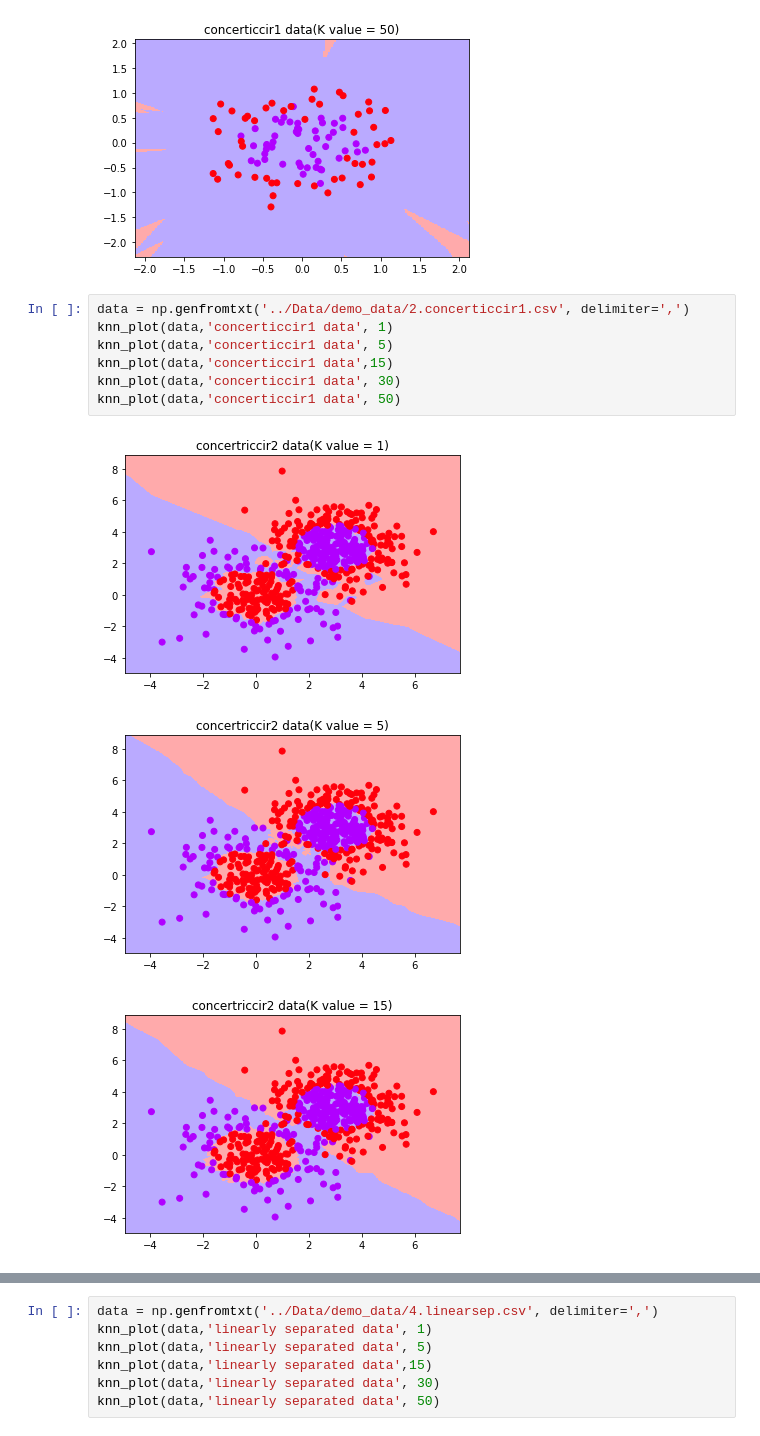
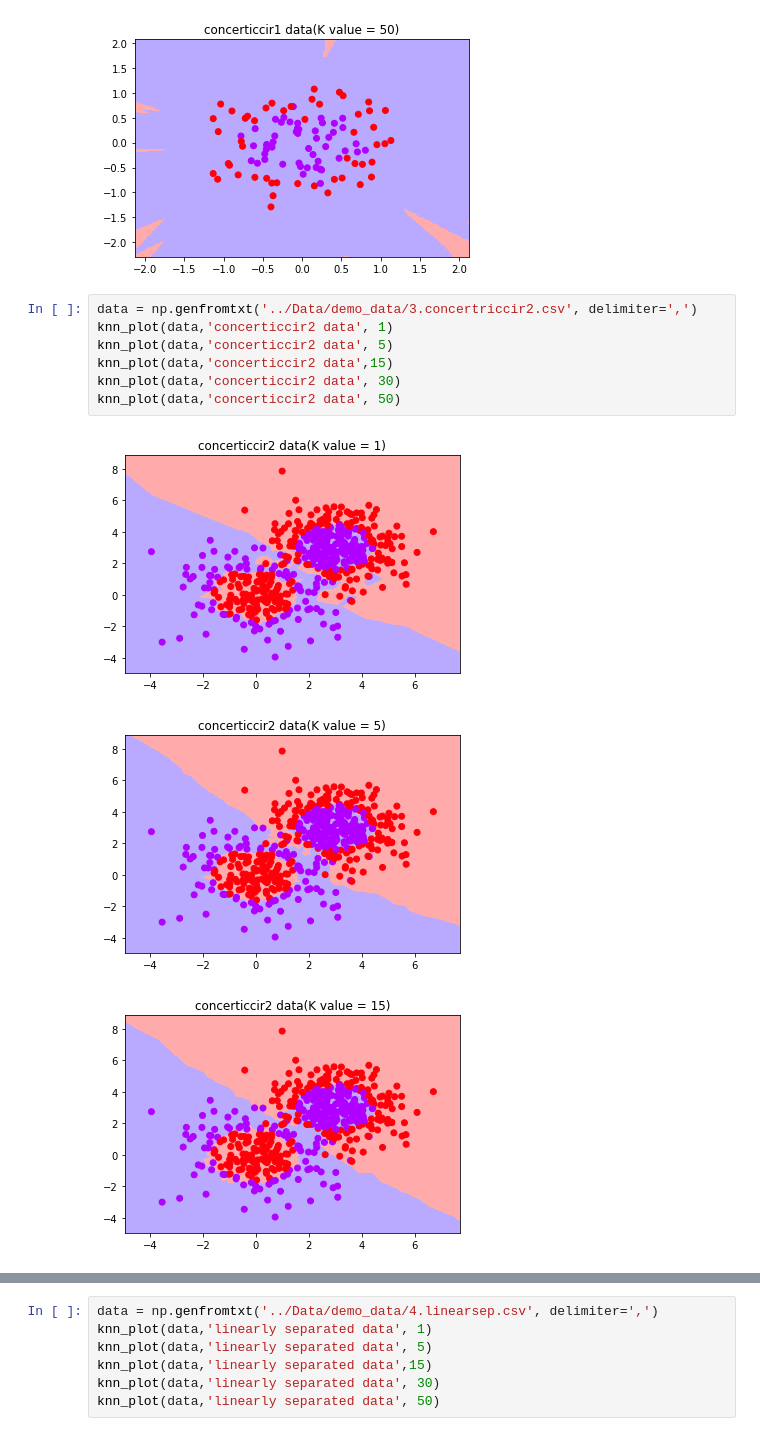
Before and after one commit to iamsims/PracticalAI, a Jupyter notebook: Notebooks/KNN.ipynb, the cells around one changed output, grey strips where cells are left out. Cells and saved outputs as stored; diff of their text form.

```diff
--- a/Notebooks/KNN.ipynb
+++ b/Notebooks/KNN.ipynb
@@ -81,15 +81,15 @@ knn_plot(data,'concerticcir1 data', 50)
 [figure]
 [figure]
 # %%
-data = np.genfromtxt('../Data/demo_data/2.concerticcir1.csv', delimiter=',')
-knn_plot(data,'concerticcir1 data', 1)
-knn_plot(data,'concerticcir1 data', 5)
-knn_plot(data,'concerticcir1 data',15)
-knn_plot(data,'concerticcir1 data', 30)
-knn_plot(data,'concerticcir1 data', 50)
+data = np.genfromtxt('../Data/demo_data/3.concertriccir2.csv', delimiter=',')
+knn_plot(data,'concerticcir2 data', 1)
+knn_plot(data,'concerticcir2 data', 5)
+knn_plot(data,'concerticcir2 data',15)
+knn_plot(data,'concerticcir2 data', 30)
+knn_plot(data,'concerticcir2 data', 50)
 # %% [output]
-[figure, old version]
+[figure, new version]
-[figure, old version]
+[figure, new version]
 [figure]
 [figure]
 [figure]
```
